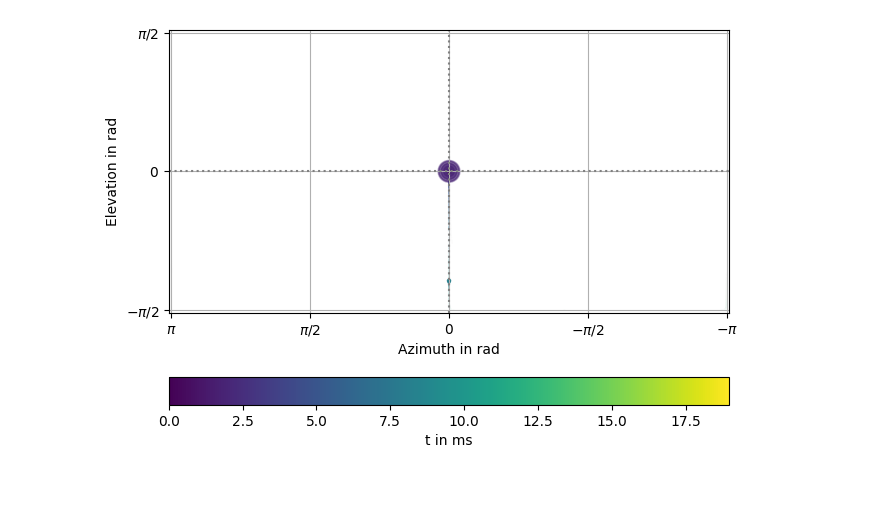
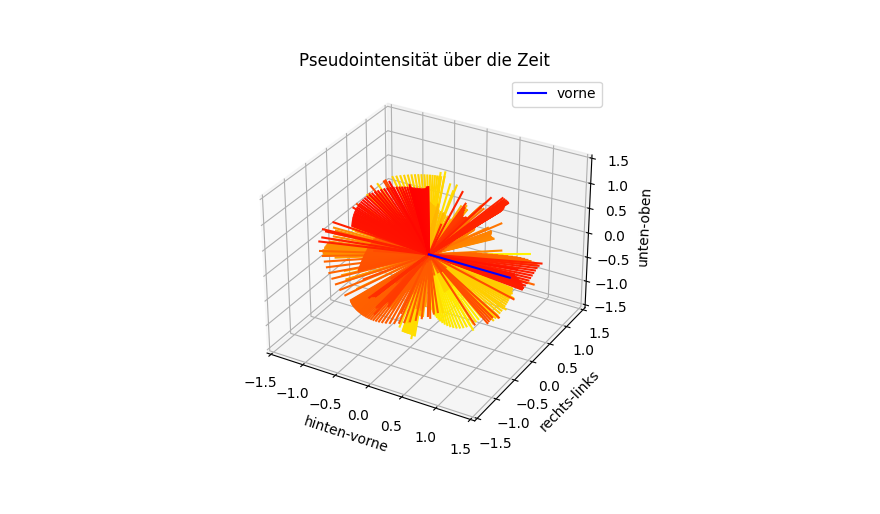
Before and after one commit to Floloffel/VAR-Project, a Jupyter notebook: Private testing/Linus/test2.ipynb, the cells around one changed output. Saved outputs shown, nothing was run; the diff lists cells and outputs as text; code cells hidden in the pictures; blank space fills up the shorter version.

```diff
--- a/Private testing/Linus/test2.ipynb
+++ b/Private testing/Linus/test2.ipynb
@@ -1,11 +1,15 @@
 # %%
 import spaudiopy as spa
 import pyfar as pf
+import matplotlib as mpl
 import matplotlib.pyplot as plt
 import scipy as sp
 import numpy as np
 import soundfile as sf
 import glob
+from mpl_toolkits.mplot3d import Axes3D
+%matplotlib widget
+
 
 # load only Ambisonics B-Format components
 n = 0
@@ -19,43 +23,83 @@ MultiSig = spa.io.load_audio(HOA_files_b)
 ambi_b = spa.sig.AmbiBSignal.sh_to_b(MultiSig)
 
 # Berechnung der Schalleinfallsrichtungen über Pseudointensität (IRIS)
-vek_azi, vek_zen, vek_r = spa.parsa.pseudo_intensity(ambi_b, win_len=3, f_bp = (63,4000)) # win_len = 441 = 1 ms Mittelung
+vek_azi, vek_zen, vek_r = spa.parsa.pseudo_intensity(ambi_b, win_len=21, f_bp = (63,4000)) # win_len = 441 = 1 ms Mittelung
 # vek_r = np.log10(np.abs(vek_r))
 
 # Berechnung der Intensitätsvektoren
 # coord_ps_i = spa.utils.sph2cart(vek_azi, vek_zen, vek_r)
 coord_cart = spa.utils.dir2cart(vek_azi, vek_zen)
-coord_cart_r = coord_cart * np.log10(vek_r)
-
+r_log = np.log10(vek_r)-np.max(np.log10(vek_r))
+coord_cart_r = coord_cart * r_log/10
+# coord_cart_r = coord_cart_r - np.max(20* np.log10(vek_r))
 
 ## Plot der Intensitätsvektoren
 # Definition des Evaluationszeitraumes
-t_start = int(ambi_b.fs * 0.001)
-t_ev = int(ambi_b.fs * 0.02)
-t_ev2 = int(ambi_b.fs * 0.2)
+t_start = int(ambi_b.fs * 0.015)
+t_ev = int(ambi_b.fs * 0.025)
+# t_ev2 = int(ambi_b.fs * 0.6)
 
 # Extraktion der Vektorendpunkte (benötigt, für Zeitoptimierung)
-x_pl = coord_cart_r[0]
-y_pl = coord_cart_r[1]
-z_pl = coord_cart_r[2]
+x_pl = coord_cart_r[0]*(-1)
+y_pl = coord_cart_r[1]*(-1)
+z_pl = coord_cart_r[2]*(-1)
 
 # Plot der Vektoren
+fig = plt.figure()
+ax = Axes3D(fig)
 # ax = plt.axes(projection='3d')
+# color = np.linspace(0.0,1.0,t_ev2)# np.arange(t_ev2)/t_ev2
+
+def colorFader(c1,c2,mix=0): #fade (linear interpolate) from color c1 (at mix=0) to c2 (mix=1)
+    c1=np.array(mpl.colors.to_rgb(c1))
+    c2=np.array(mpl.colors.to_rgb(c2))
+    return mpl.colors.to_hex((1-mix)*c1 + mix*c2)
+
+c2='red' #blue
+c1='yellow' #green
+n = t_ev
+
+#-------------------------------------------------------
 # for i in range(t_ev, t_ev2):
-#     ax.plot3D([0,x_pl[i]],[0,y_pl[i]],[0,z_pl[i]],'orange')
+#     ax.plot3D([0,x_pl[i]],[0,y_pl[i]],[0,z_pl[i]], c = colorFader(c1,c2,i/n))#'orange')
 
 # for i in range(0, t_ev):
-#     ax.plot3D([0,x_pl[i]],[0,y_pl[i]],[0,z_pl[i]],'red')
+#     ax.plot3D([0,x_pl[i]],[0,y_pl[i]],[0,z_pl[i]], c = colorFader(c1,c2,i/n))#'red')
 
 # ax.plot3D([0,10],[0,0],[0,0],'green')
 
-# # ax.axes.set_xlim3d(left=-1, right=1)
-# # ax.axes.set_ylim3d(bottom=-1, top=1)
-# # ax.axes.set_zlim3d(bottom=-1, top=1)
+# ax.axes.set_xlim3d(left=-5, right=5)
+# ax.axes.set_ylim3d(bottom=-5, top=5)
+# ax.axes.set_zlim3d(bottom=-5, top=5)
+# ax.set_title("3D plot")
+# ax.set_xlabel('x-axis')
+# ax.set_ylabel('y-axis')
+# ax.set_zlabel('z-axis')
+#-------------------------------------------------------
 
-# Plot der Schalleinfallsrichtungen in azi/zen/r/t
-spa.plot.doa(vek_azi[t_start:t_ev], vek_zen[t_start:t_ev], vek_r[t_start:t_ev],  fs = ambi_b.fs)
-spa.plot.doa(vek_azi[t_ev:t_ev2], vek_zen[t_ev:t_ev2],vek_r[t_ev:t_ev2], fs = ambi_b.fs)
+ax = plt.axes(projection='3d')
+# for i in range(t_ev, t_ev2):
+#     ax.plot3D([0,x_pl[i]],[0,y_pl[i]],[0,z_pl[i]],c = colorFader(c1,c2,i/n))
+
+for i in range(0, t_ev):
+    ax.plot3D([0,x_pl[(i-t_ev)*4]],[0,y_pl[(i-t_ev)*4]],[0,z_pl[(i-t_ev)*4]],c = colorFader(c1,c2,i/n))
+
+ax.plot3D([0,1.2],[0,0],[0,0],'blue', label =  'vorne')
+
+ax.axes.set_xlim3d(left=-1.5, right=1.5)
+ax.axes.set_ylim3d(bottom=-1.5, top=1.5)
+ax.axes.set_zlim3d(bottom=-1.5, top=1.5)
+ax.set_title("Pseudointensität über die Zeit")
+ax.set_xlabel('hinten-vorne')
+ax.set_ylabel('rechts-links')
+ax.set_zlabel('unten-oben')
+ax.legend()
+
+#-------------------------------------------------------
+
+# # Plot der Schalleinfallsrichtungen in azi/zen/r/t
+# spa.plot.doa(vek_azi[t_start:t_ev], vek_zen[t_start:t_ev], vek_r[t_start:t_ev],  fs = ambi_b.fs)
+# spa.plot.doa(vek_azi[t_ev:t_ev2], vek_zen[t_ev:t_ev2],vek_r[t_ev:t_ev2], fs = ambi_b.fs)
 
 # ambi_b_signal = ambi_b.get_signals()
 # ambi_b_time = np.linspace(0,len(ambi_b_signal[0])/ambi_b.fs,len(ambi_b_signal[0]))
@@ -69 +114 @@ spa.plot.doa(vek_azi[t_ev:t_ev2], vek_zen[t_ev:t_ev2],vek_r[t_ev:t_ev2], fs = am
-[figure, old version]
+[figure, new version]
```
Also changed, not shown: parts of 1 cell of this notebook.
